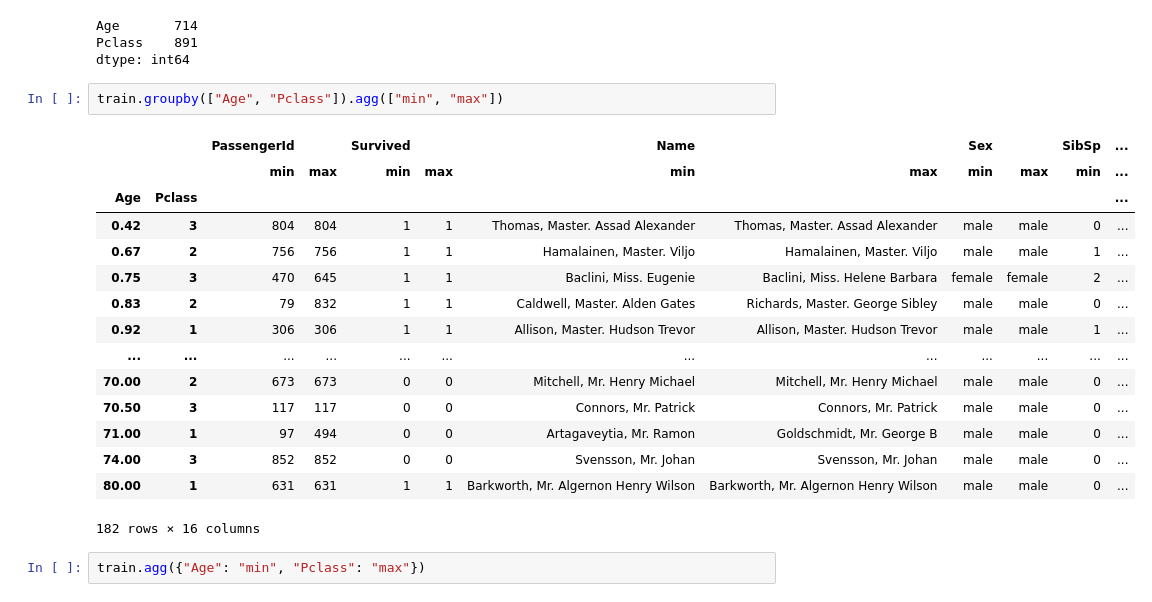
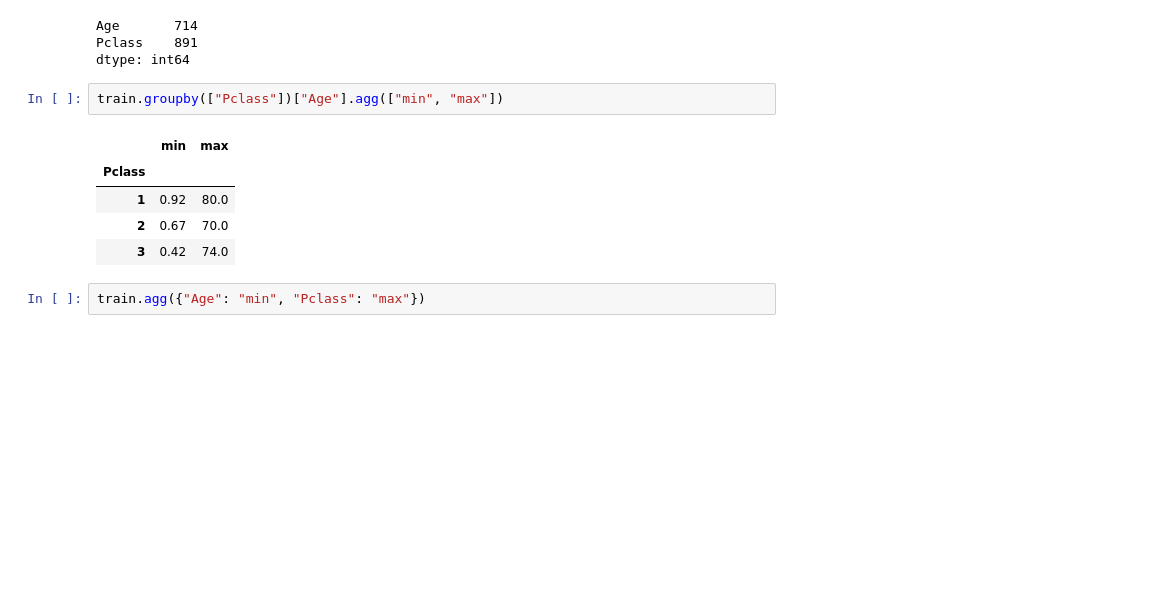
Before and after one commit to skyepodium/machine_learning, a Jupyter notebook: playground/Untitled2.ipynb, the cells around one changed output. Cells and saved outputs as stored; diff of their text form; blank space fills up the shorter version.

```diff
--- a/playground/Untitled2.ipynb
+++ b/playground/Untitled2.ipynb
@@ -238,23 +238,13 @@ Age       714
 Pclass    891
 dtype: int64
 # %%
-train.groupby(["Age", "Pclass"]).agg(["min", "max"])
+train.groupby(["Pclass"])["Age"].agg(["min", "max"])
 # %% [output]
-|  |  | PassengerId |  | Survived |  | Name |  | Sex |  | SibSp | ... |
-|  |  | min | max | min | max | min | max | min | max | min | ... |
-| Age | Pclass |  |  |  |  |  |  |  |  |  | ... |
-| 0.42 | 3 | 804 | 804 | 1 | 1 | Thomas, Master. Assad Alexander | Thomas, Master. Assad Alexander | male | male | 0 | ... |
-| 0.67 | 2 | 756 | 756 | 1 | 1 | Hamalainen, Master. Viljo | Hamalainen, Master. Viljo | male | male | 1 | ... |
-| 0.75 | 3 | 470 | 645 | 1 | 1 | Baclini, Miss. Eugenie | Baclini, Miss. Helene Barbara | female | female | 2 | ... |
-| 0.83 | 2 | 79 | 832 | 1 | 1 | Caldwell, Master. Alden Gates | Richards, Master. George Sibley | male | male | 0 | ... |
-| 0.92 | 1 | 306 | 306 | 1 | 1 | Allison, Master. Hudson Trevor | Allison, Master. Hudson Trevor | male | male | 1 | ... |
-| ... | ... | ... | ... | ... | ... | ... | ... | ... | ... | ... | ... |
-| 70.00 | 2 | 673 | 673 | 0 | 0 | Mitchell, Mr. Henry Michael | Mitchell, Mr. Henry Michael | male | male | 0 | ... |
-| 70.50 | 3 | 117 | 117 | 0 | 0 | Connors, Mr. Patrick | Connors, Mr. Patrick | male | male | 0 | ... |
-| 71.00 | 1 | 97 | 494 | 0 | 0 | Artagaveytia, Mr. Ramon | Goldschmidt, Mr. George B | male | male | 0 | ... |
-| 74.00 | 3 | 852 | 852 | 0 | 0 | Svensson, Mr. Johan | Svensson, Mr. Johan | male | male | 0 | ... |
-| 80.00 | 1 | 631 | 631 | 1 | 1 | Barkworth, Mr. Algernon Henry Wilson | Barkworth, Mr. Algernon Henry Wilson | male | male | 0 | ... |
+|  | min | max |
+| Pclass |  |  |
+| 1 | 0.92 | 80.0 |
+| 2 | 0.67 | 70.0 |
+| 3 | 0.42 | 74.0 |
-182 rows × 16 columns
 # %%
 train.agg({"Age": "min", "Pclass": "max"})
 # %% [output]
```
Also changed, not shown: 1 other file.
